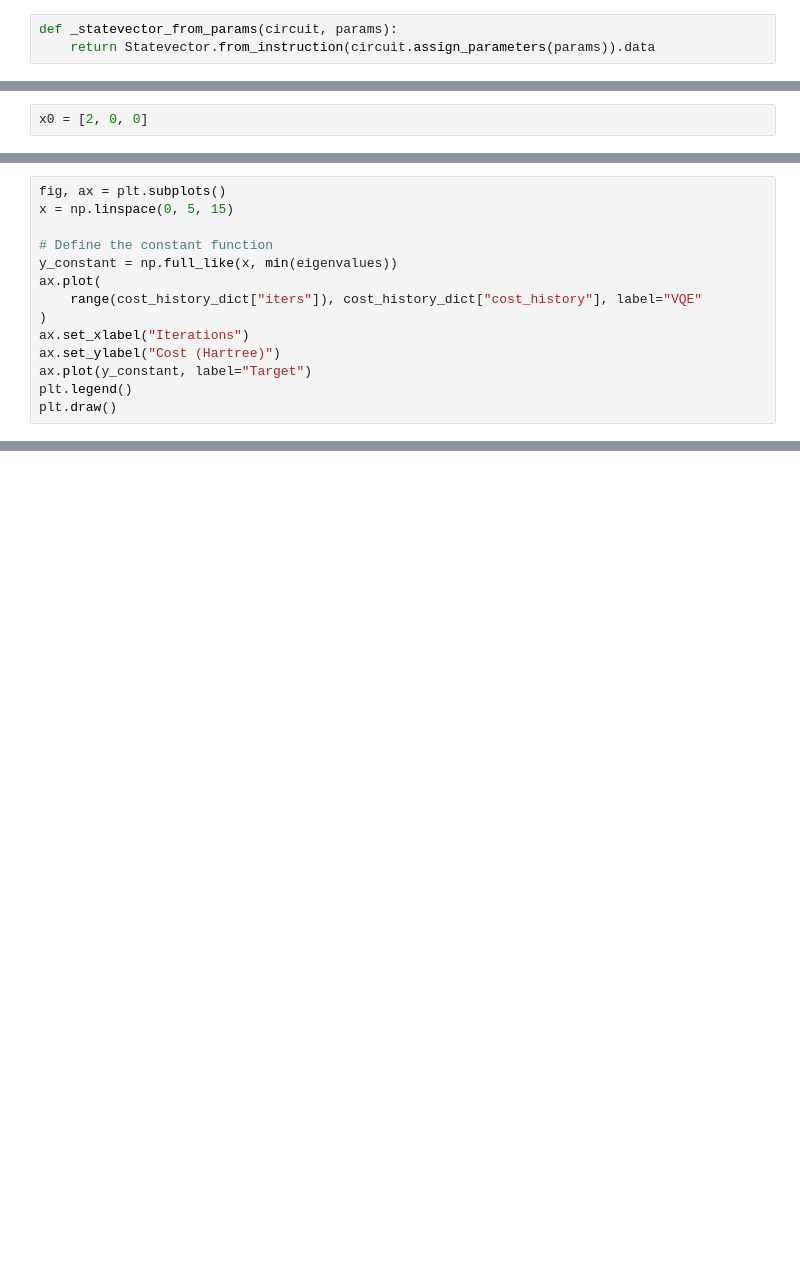
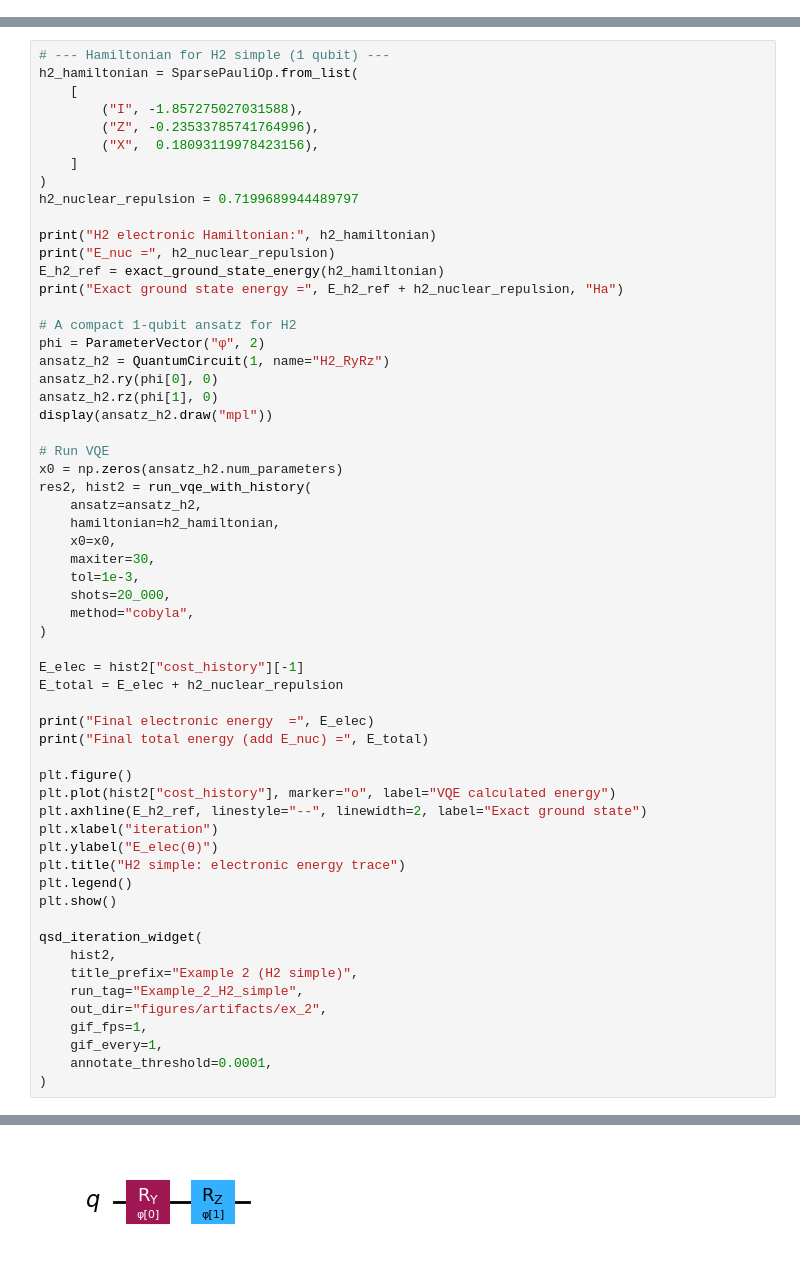
Before and after one commit to Siddharthgolecha/Quantum-Structure-Diagrams, a Jupyter notebook: QSD_VQE_H2_Workflow.ipynb, the cells around one changed output, grey strips where cells are left out. Saved outputs shown, nothing was run; the diff lists cells and outputs as text; blank space fills up the shorter version.

Commit message:
Added the VQE examples

```diff
--- a/QSD_VQE_H2_Workflow.ipynb
+++ b/QSD_VQE_H2_Workflow.ipynb
@@ -344,3 +0,0 @@ We capture three optimizer iterations (initial, midpoint, final), compute the co
-# %%
-def _statevector_from_params(circuit, params):
-    return Statevector.from_instruction(circuit.assign_parameters(params)).data
@@ -568,2 +0,0 @@ Now it's time to do the calculations on the actual QPU. Almost everything is the
-# %%
-x0 = [2, 0, 0]
@@ -649,14 +0,0 @@ Despite VQE theoretically providing an upper bound to the true ground state ener
-# %%
-fig, ax = plt.subplots()
-x = np.linspace(0, 5, 15)
-
-# Define the constant function
-y_constant = np.full_like(x, min(eigenvalues))
-ax.plot(
-    range(cost_history_dict["iters"]), cost_history_dict["cost_history"], label="VQE"
-)
-ax.set_xlabel("Iterations")
-ax.set_ylabel("Cost (Hartree)")
-ax.plot(y_constant, label="Target")
-plt.legend()
-plt.draw()
@@ -849,0 +704,60 @@ VQE is a powerful near-term quantum algorithm, but it's important to be aware of
+# %%
+# --- Hamiltonian for H2 simple (1 qubit) ---
+h2_hamiltonian = SparsePauliOp.from_list(
+    [
+        ("I", -1.857275027031588),
+        ("Z", -0.23533785741764996),
+        ("X",  0.18093119978423156),
+    ]
+)
+h2_nuclear_repulsion = 0.7199689944489797
+
+print("H2 electronic Hamiltonian:", h2_hamiltonian)
+print("E_nuc =", h2_nuclear_repulsion)
+E_h2_ref = exact_ground_state_energy(h2_hamiltonian)
+print("Exact ground state energy =", E_h2_ref + h2_nuclear_repulsion, "Ha")
+
+# A compact 1-qubit ansatz for H2
+phi = ParameterVector("φ", 2)
+ansatz_h2 = QuantumCircuit(1, name="H2_RyRz")
+ansatz_h2.ry(phi[0], 0)
+ansatz_h2.rz(phi[1], 0)
+display(ansatz_h2.draw("mpl"))
+
+# Run VQE
+x0 = np.zeros(ansatz_h2.num_parameters)
+res2, hist2 = run_vqe_with_history(
+    ansatz=ansatz_h2,
+    hamiltonian=h2_hamiltonian,
+    x0=x0,
+    maxiter=30,
+    tol=1e-3,
+    shots=20_000,
+    method="cobyla",
+)
+
+E_elec = hist2["cost_history"][-1]
+E_total = E_elec + h2_nuclear_repulsion
+
+print("Final electronic energy  =", E_elec)
+print("Final total energy (add E_nuc) =", E_total)
+
+plt.figure()
+plt.plot(hist2["cost_history"], marker="o", label="VQE calculated energy")
+plt.axhline(E_h2_ref, linestyle="--", linewidth=2, label="Exact ground state")
+plt.xlabel("iteration")
+plt.ylabel("E_elec(θ)")
+plt.title("H2 simple: electronic energy trace")
+plt.legend()
+plt.show()
+
+qsd_iteration_widget(
+    hist2,
+    title_prefix="Example 2 (H2 simple)",
+    run_tag="Example_2_H2_simple",
+    out_dir="figures/artifacts/ex_2",
+    gif_fps=1,
+    gif_every=1,
+    annotate_threshold=0.0001,
+)
+# %% [output]
@@ -849,0 +768 @@ VQE is a powerful near-term quantum algorithm, but it's important to be aware of
+[figure, added]
```
Also changed, not shown: parts of 72 cells of this notebook, 45 other files.
